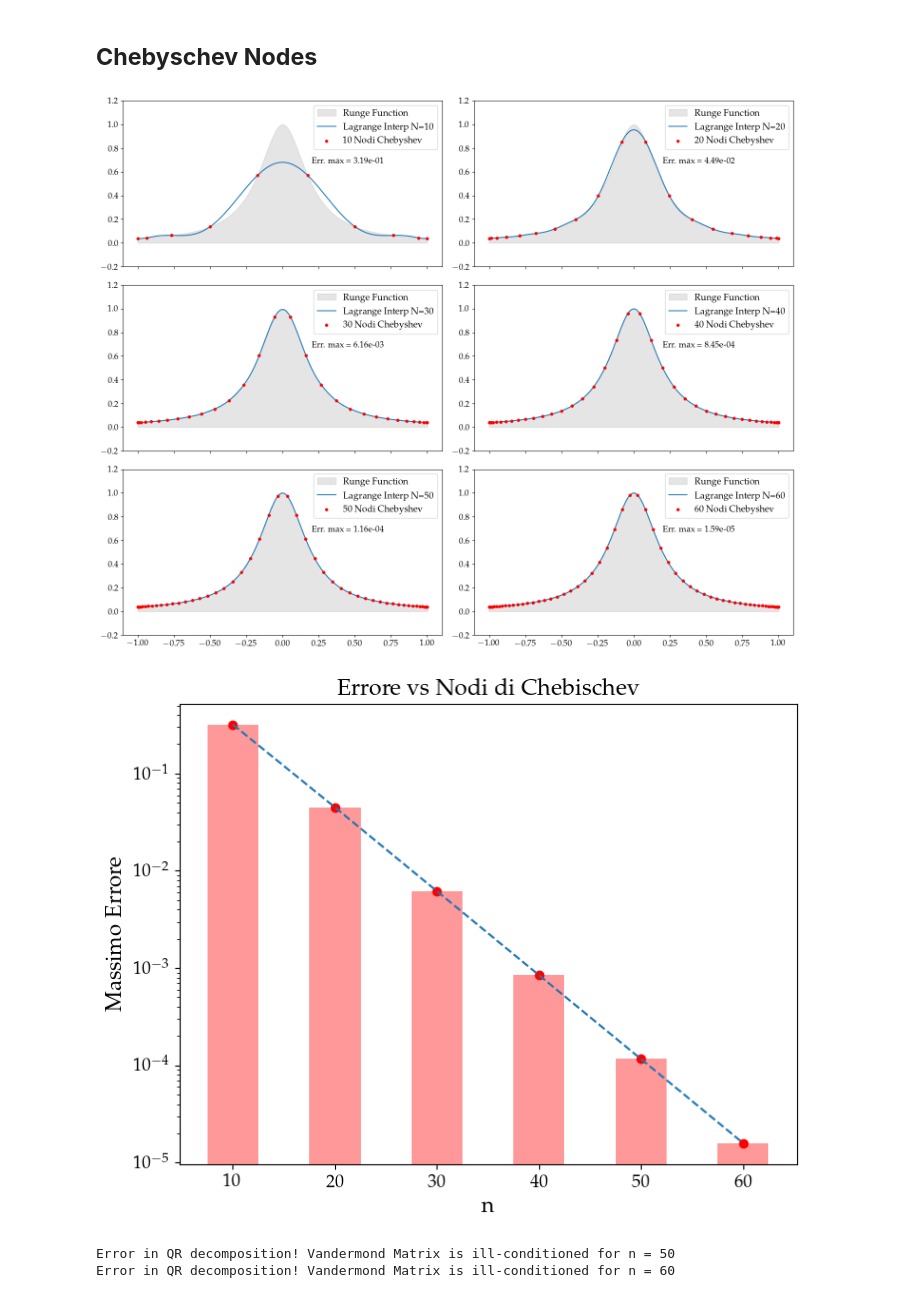
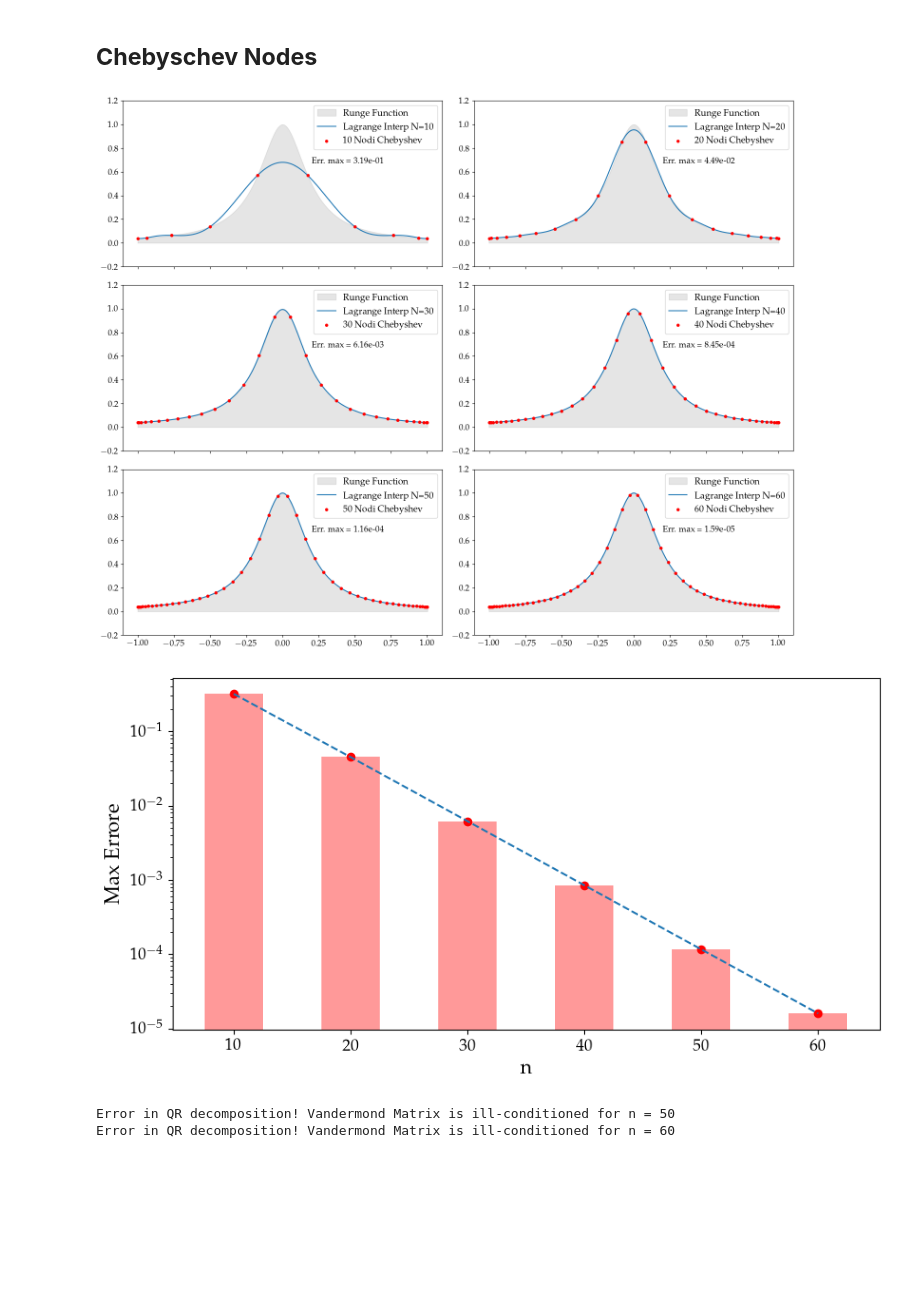
Before and after one commit to mvolpato-unimib/Lab_comp, a Jupyter notebook: ex9/chebynov.ipynb, the cells around one changed output. Drawn from its saved outputs; the diff is of its cells as text; code cells hidden in the pictures; blank space fills up the shorter version.

```diff
--- a/ex9/chebynov.ipynb
+++ b/ex9/chebynov.ipynb
@@ -160,36 +145,37 @@ for n, N_val in enumerate([10, 20, 30, 40, 50, 60]):
     ele = Cheby_nodes(N_val)
 
     # Calcolo funzione e interpolazione
     f = Runge_fun(ele)
     x_int, y_int = lagrange_int(ele, f)
     y_fine = Runge_fun(x_int)
     err_max = np.max(np.abs(y_int - y_fine))
     errs.append(err_max)
 
     ax[n].fill_between(x_int, y_fine, color='gray', alpha=0.2, label=r'Runge Function')
     ax[n].plot(x_int, y_int, label=f'Lagrange Interp N={len(ele)}')
     ax[n].scatter(ele, f, s=15, color='red', zorder=3, label=f'{len(ele)} Nodi Chebyshev')
     ax[n].set_ylim(-0.2, 1.2)
     ax[n].legend()
     ax[n].text(0.45, 0.67, rf"Err. max = {err_max:.2e}", fontsize=13, color='black', fontweight='bold', ha='center')
 
 plt.tight_layout()
 plt.savefig('plots/lagr_cheby.png')
 plt.show()
 
+plt.figure(figsize=(10, 5))
 plt.plot(np.arange(10, 70, step=10), errs, ls='--')
 plt.bar(np.arange(10, 70, step=10), errs, width=5, color='red', alpha=0.4)
 plt.scatter(np.arange(10, 70, step=10), errs, color='red')
 plt.yscale('log')
 plt.xlabel(r'n')
-plt.ylabel('Massimo Errore')
-plt.title('Errore vs Nodi di Chebischev')
+plt.ylabel('Max Errore')
+# plt.title('Errore vs Nodi di Chebischev')
 
 plt.savefig('plots/cheby_err.png')
 plt.show()
 # %% [output]
 [figure]
-[figure, old version]
+[figure, new version]
 # %%
 x_ls = []
 errs = []
```
Also changed, not shown: parts of 2 cells of this notebook, 11 other files.
